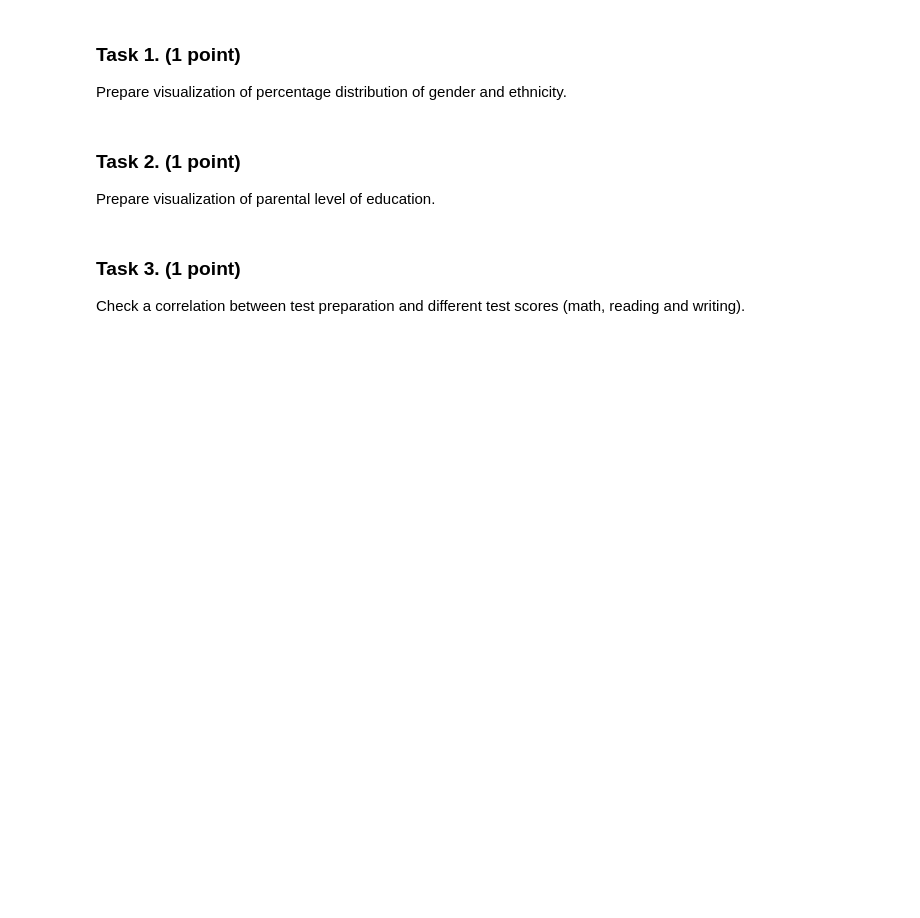
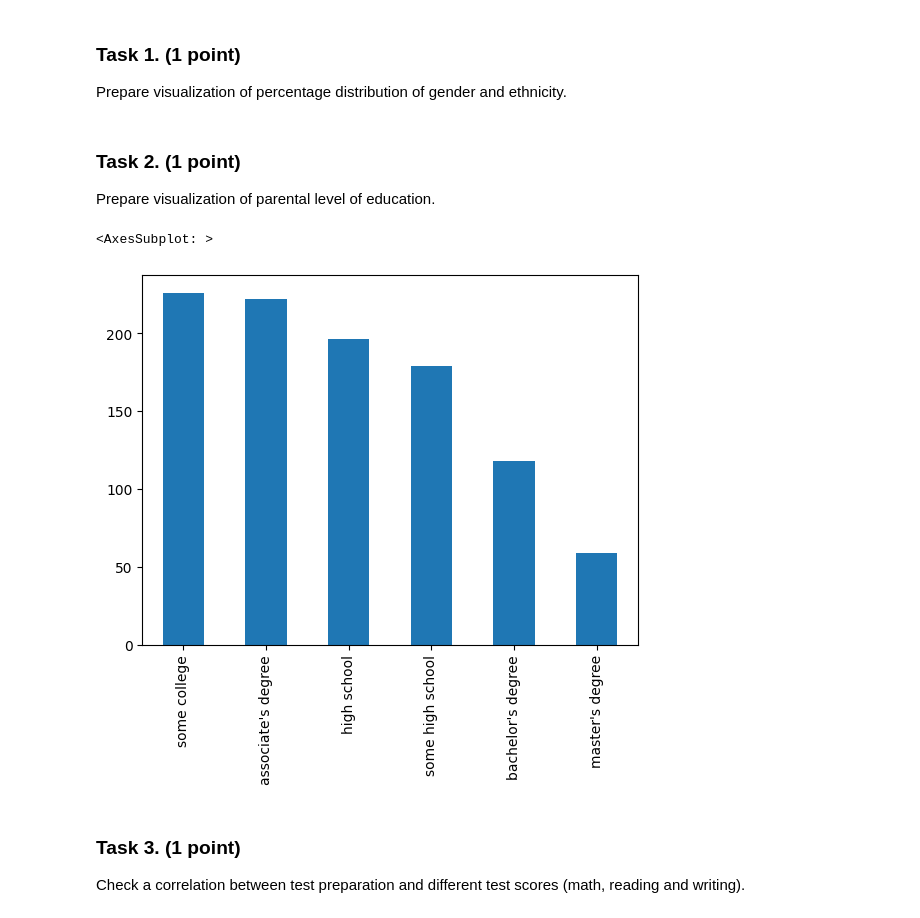
Before and after one commit to BTeclaw/Advanced-Data-Mining, a Jupyter notebook: ADM_Homework4/data_visualization.ipynb, the cells around one changed output. Cells and saved outputs as stored; diff of their text form; code cells hidden in the pictures; blank space fills up the shorter version.

```diff
--- a/ADM_Homework4/data_visualization.ipynb
+++ b/ADM_Homework4/data_visualization.ipynb
@@ -177,3 +242,9 @@ Prepare visualization of parental level of education.
+# %%
+# Your answer here
+df['parental level of education'].value_counts().sort_values(ascending=False).plot.bar()
+# %% [output]
+<AxesSubplot: >
+[figure, added]
 # %% [markdown]
 ### Task 3. (1 point)
 
```
Also changed, not shown: parts of 15 cells of this notebook.
